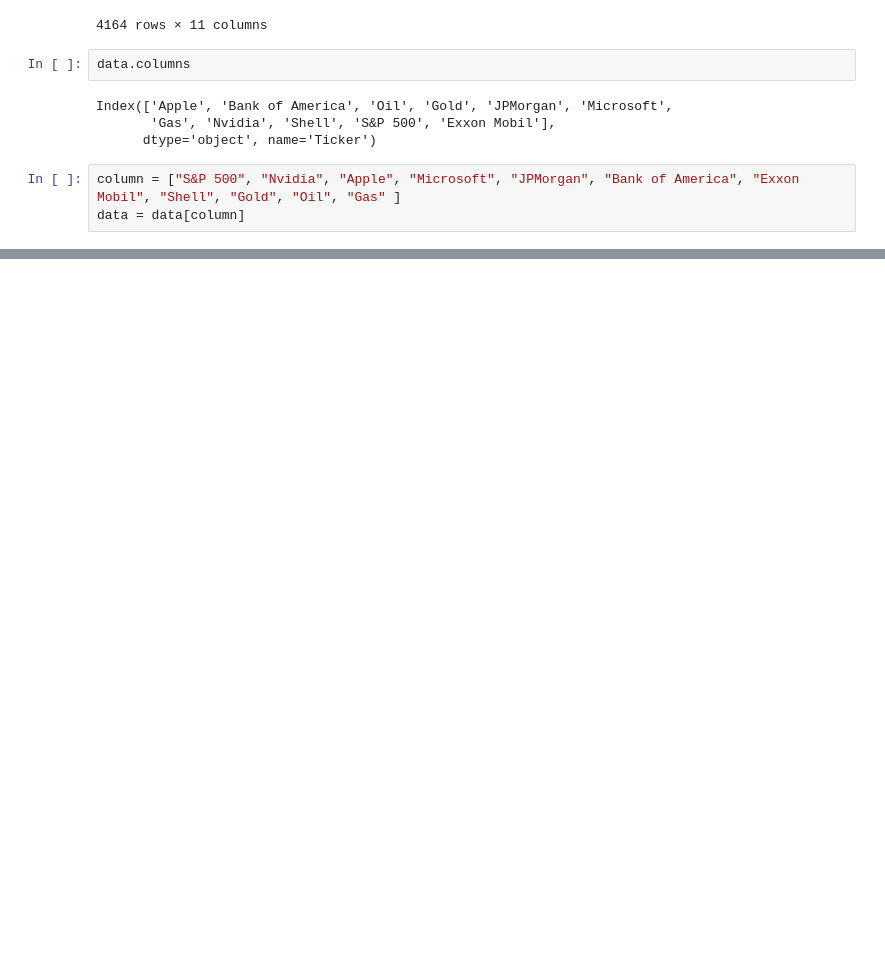
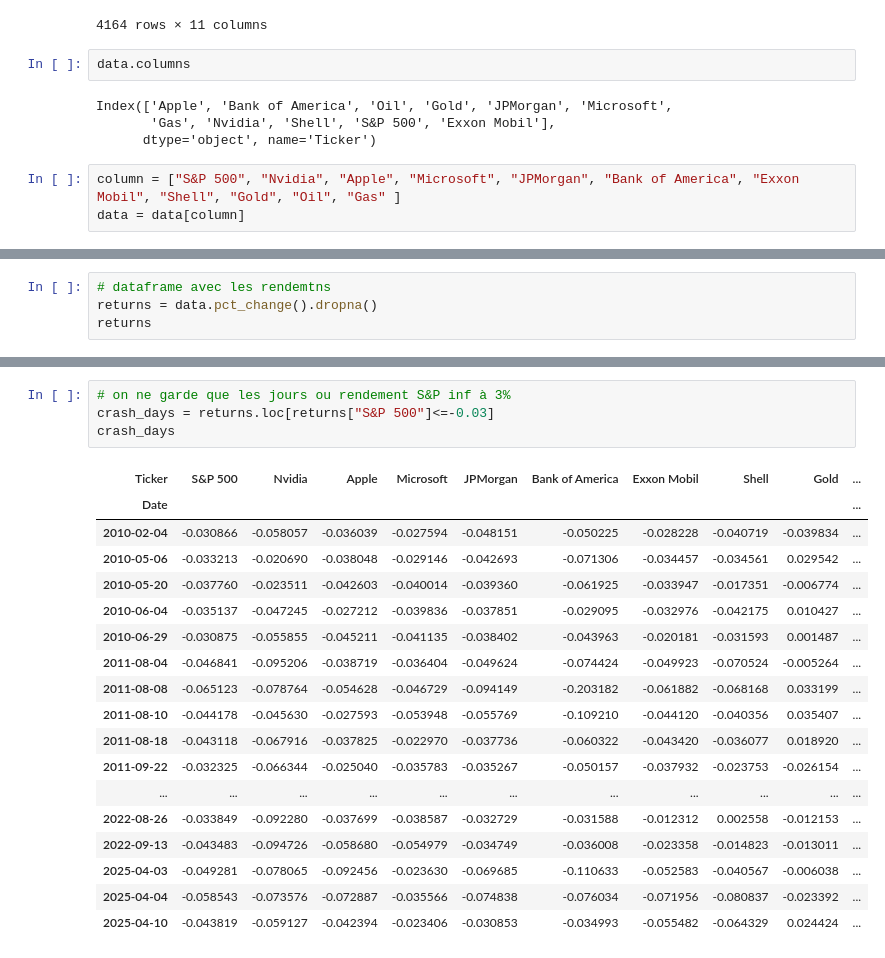
Before and after one commit to rakotoan/Crash-Metrics, a Jupyter notebook: Crash_Metrics.ipynb, the cells around one changed output, grey strips where cells are left out. Cells and saved outputs as stored; diff of their text form; blank space fills up the shorter version.

Commit message:
Returns calculation, filtering dataframes on crash_days

```diff
--- a/Crash_Metrics.ipynb
+++ b/Crash_Metrics.ipynb
@@ -199,3 +199,7 @@ data
 | 2026-09-10 | 757.830017 | 218.360001 | 326.570007 | 492.440002 | 353.559998 | 62.560001 | 165.229996 | 95.959999 | 396.359985 | ... |
 | 2026-09-11 | 764.289978 | 218.289993 | 332.269989 | 495.630005 | 356.230011 | 62.689999 | 165.990005 | 96.769997 | 398.769989 | ... |
 4164 rows × 11 columns
+# %%
+# dataframe avec les rendemtns
+returns = data.pct_change().dropna()
+returns
@@ -201,0 +221,23 @@ data
+# %%
+# on ne garde que les jours ou rendement S&P inf à 3%
+crash_days = returns.loc[returns["S&P 500"]<=-0.03]
+crash_days
+# %% [output]
+| Ticker | S&P 500 | Nvidia | Apple | Microsoft | JPMorgan | Bank of America | Exxon Mobil | Shell | Gold | ... |
+| Date |  |  |  |  |  |  |  |  |  | ... |
+| 2010-02-04 | -0.030866 | -0.058057 | -0.036039 | -0.027594 | -0.048151 | -0.050225 | -0.028228 | -0.040719 | -0.039834 | ... |
+| 2010-05-06 | -0.033213 | -0.020690 | -0.038048 | -0.029146 | -0.042693 | -0.071306 | -0.034457 | -0.034561 | 0.029542 | ... |
+| 2010-05-20 | -0.037760 | -0.023511 | -0.042603 | -0.040014 | -0.039360 | -0.061925 | -0.033947 | -0.017351 | -0.006774 | ... |
+| 2010-06-04 | -0.035137 | -0.047245 | -0.027212 | -0.039836 | -0.037851 | -0.029095 | -0.032976 | -0.042175 | 0.010427 | ... |
+| 2010-06-29 | -0.030875 | -0.055855 | -0.045211 | -0.041135 | -0.038402 | -0.043963 | -0.020181 | -0.031593 | 0.001487 | ... |
+| 2011-08-04 | -0.046841 | -0.095206 | -0.038719 | -0.036404 | -0.049624 | -0.074424 | -0.049923 | -0.070524 | -0.005264 | ... |
+| 2011-08-08 | -0.065123 | -0.078764 | -0.054628 | -0.046729 | -0.094149 | -0.203182 | -0.061882 | -0.068168 | 0.033199 | ... |
+| 2011-08-10 | -0.044178 | -0.045630 | -0.027593 | -0.053948 | -0.055769 | -0.109210 | -0.044120 | -0.040356 | 0.035407 | ... |
+| 2011-08-18 | -0.043118 | -0.067916 | -0.037825 | -0.022970 | -0.037736 | -0.060322 | -0.043420 | -0.036077 | 0.018920 | ... |
+| 2011-09-22 | -0.032325 | -0.066344 | -0.025040 | -0.035783 | -0.035267 | -0.050157 | -0.037932 | -0.023753 | -0.026154 | ... |
+| ... | ... | ... | ... | ... | ... | ... | ... | ... | ... | ... |
+| 2022-08-26 | -0.033849 | -0.092280 | -0.037699 | -0.038587 | -0.032729 | -0.031588 | -0.012312 | 0.002558 | -0.012153 | ... |
+| 2022-09-13 | -0.043483 | -0.094726 | -0.058680 | -0.054979 | -0.034749 | -0.036008 | -0.023358 | -0.014823 | -0.013011 | ... |
+| 2025-04-03 | -0.049281 | -0.078065 | -0.092456 | -0.023630 | -0.069685 | -0.110633 | -0.052583 | -0.040567 | -0.006038 | ... |
+| 2025-04-04 | -0.058543 | -0.073576 | -0.072887 | -0.035566 | -0.074838 | -0.076034 | -0.071956 | -0.080837 | -0.023392 | ... |
+| 2025-04-10 | -0.043819 | -0.059127 | -0.042394 | -0.023406 | -0.030853 | -0.034993 | -0.055482 | -0.064329 | 0.024424 | ... |
```
Also changed, not shown: parts of 8 cells of this notebook.
